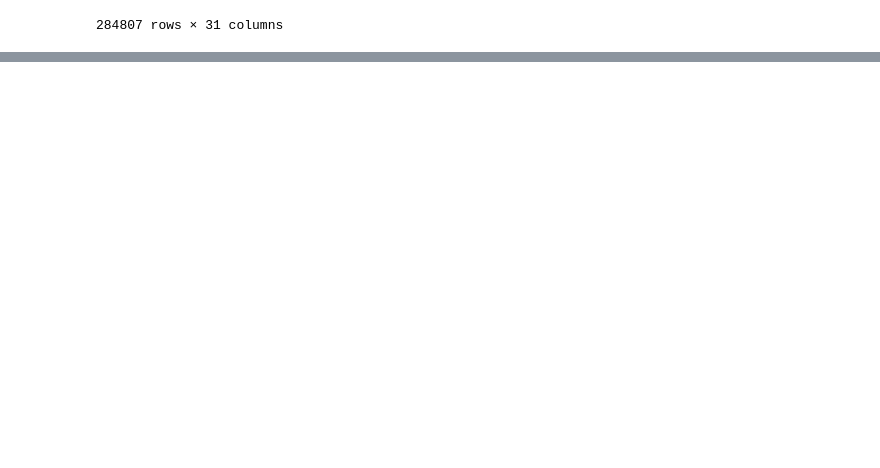
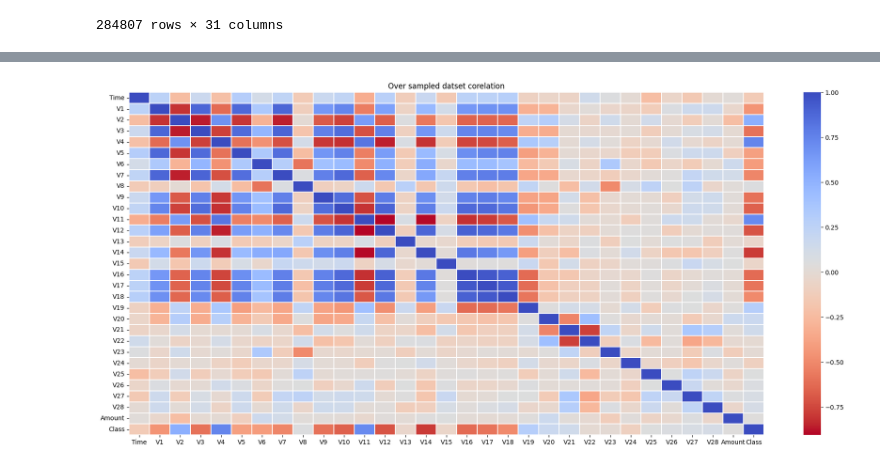
Before and after one commit to SHermukhammadjon/My_Paypal, a Jupyter notebook: my_paypal.ipynb, the cells around one changed output, grey strips where cells are left out. Cells and saved outputs as stored; diff of their text form; code cells hidden in the pictures; blank space fills up the shorter version.

```diff
--- a/my_paypal.ipynb
+++ b/my_paypal.ipynb
@@ -24,0 +157,15 @@ df
+# %%
+X = df.drop('Class', axis = 1)
+Y = df['Class']
+# %%
+ros = RandomOverSampler()
+smote = SMOTE(random_state = 31)
+
+X = df
+
+# X_resampled, y_resampled = ros.fit_resample(X, Y)
+X_resampled, y_resampled = smote.fit_resample(X, Y)
+# %%
+X_resampled['Class'] = y_resampled
+over_sampled_df = X_resampled
+over_sampled_df
@@ -24,0 +204,7 @@ df
+# %%
+plt.figure(figsize = (23,10))
+sns.heatmap(data = over_sampled_df.corr(), cmap = 'coolwarm_r', linewidths = 0.01)
+plt.title("Over sampled datset corelation")
+plt.show()
+# %% [output]
+[figure, added]
```
Also changed, not shown: parts of 42 cells of this notebook.
